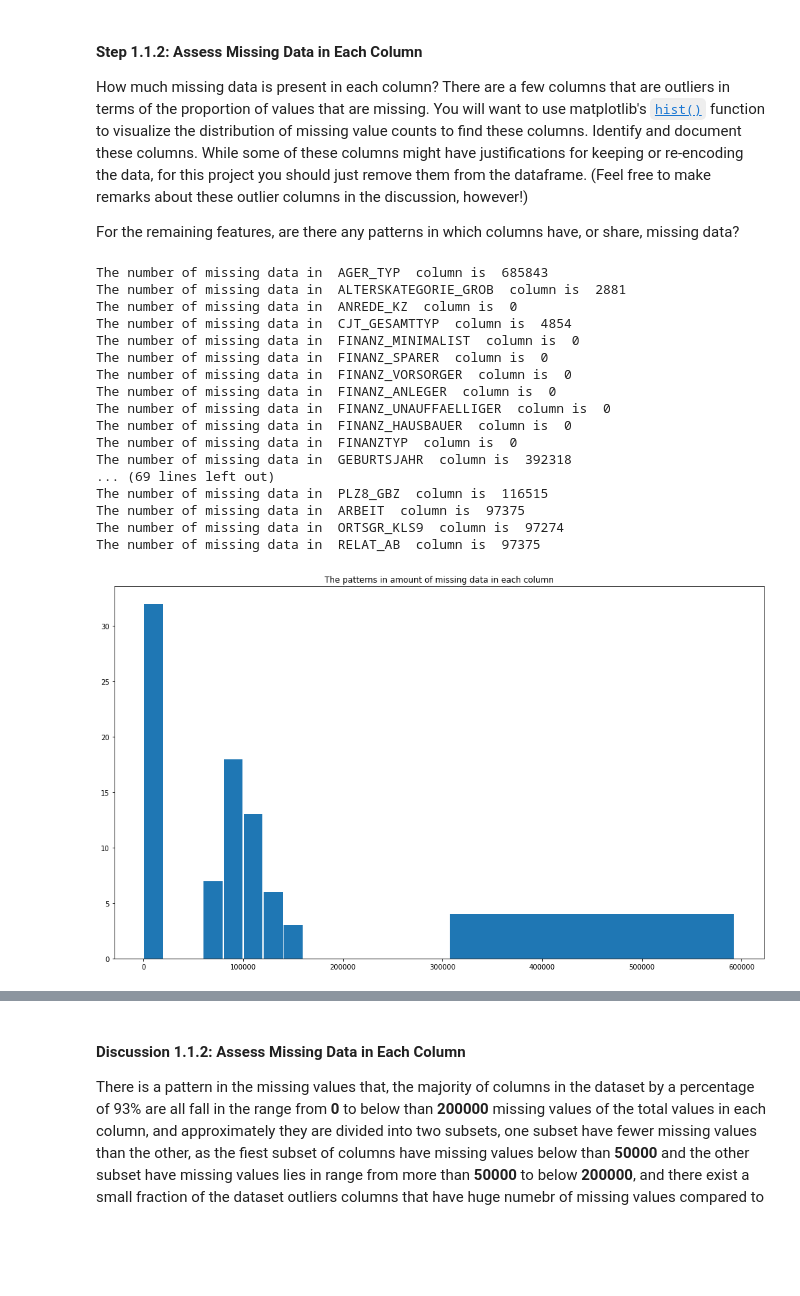
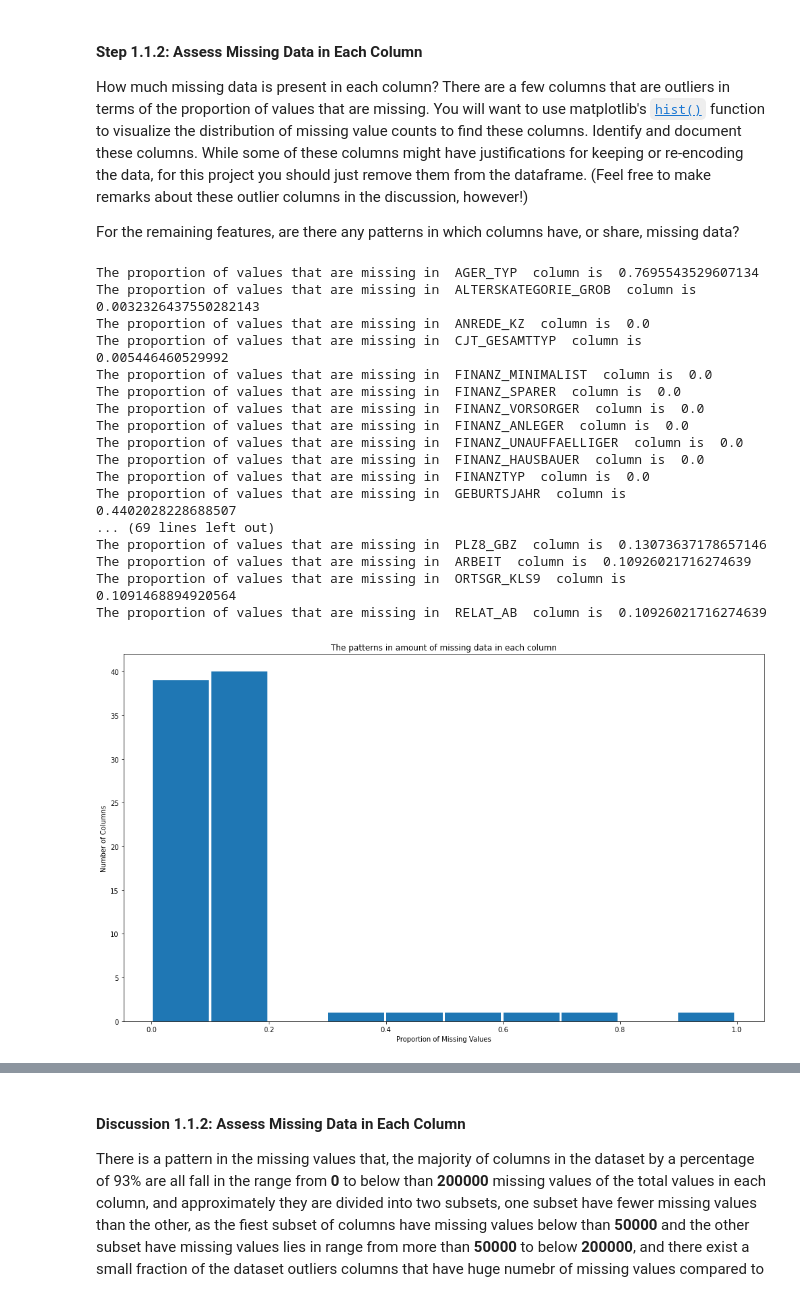
Before and after one commit to mahmodKhaled/Identify-Customer-Segments, a Jupyter notebook: Identify_Customer_Segments.ipynb, the cells around one changed output, grey strips where cells are left out. Saved outputs shown, nothing was run; the diff lists cells and outputs as text; code cells hidden in the pictures; blank space fills up the shorter version.

Commit message:
edit the technique for removing columns that are outliers in terms of missing values

```diff
--- a/Identify_Customer_Segments.ipynb
+++ b/Identify_Customer_Segments.ipynb
@@ -190,3 +179,20 @@ for attribute , value in nan_features_summary.items():
+# %%
+# preprocess the columns of missing_or_unknown values codes to make it easy to extract information from it
+feat_info['missing_or_unknown'] = feat_info['missing_or_unknown'].apply(lambda x: x.replace("[",""))
+feat_info['missing_or_unknown'] = feat_info['missing_or_unknown'].apply(lambda x: x.replace("]",""))
+feat_info['missing_or_unknown'] = feat_info['missing_or_unknown'].apply(lambda x: x.split(","))
+feat_info['missing_or_unknown'] = feat_info['missing_or_unknown'].apply(lambda x: [t if t.isalpha() else int(t) for t in x])
+# %%
+# Identify missing or unknown data values and convert them to NaNs.
+missing_values_codes = []
+columns = []
+for column, missing_value_code in zip(feat_info["attribute"],feat_info["missing_or_unknown"]):
+    missing_values_codes.extend(missing_value_code)
+    columns.extend([column] * len(missing_value_code))
+# %%
+# convert missing values codes to Nans
+for attribute , code in zip(columns, missing_values_codes):
+    azdias[attribute] = azdias[attribute].apply(lambda x: np.NAN if x == code else x)
 # %% [markdown]
 #### Step 1.1.2: Assess Missing Data in Each Column
 
@@ -196,39 +202,37 @@ For the remaining features, are there any patterns in which columns have, or sha
 # %%
 # Perform an assessment of how much missing data there is in each column of the
 # dataset.
-missing_values_columns = []
-missing_values_columns_index = []
-for col in azdias.columns:
-    missing_values_columns.append(azdias[col].isna().sum())
-    missing_values_columns_index.append(azdias.columns.get_loc(col))
-for i , j in zip(missing_values_columns_index, missing_values_columns):
-    print("The number of missing data in " , azdias.columns[i] , " column is ", j)
+proportion_missing_values = azdias.isna().mean()
+for col , proportion in zip(azdias.columns, proportion_missing_values):
+    print("The proportion of values that are missing in " , col , " column is ", proportion)
 # %% [output]
-The number of missing data in  AGER_TYP  column is  685843
-The number of missing data in  ALTERSKATEGORIE_GROB  column is  2881
-The number of missing data in  ANREDE_KZ  column is  0
-The number of missing data in  CJT_GESAMTTYP  column is  4854
-The number of missing data in  FINANZ_MINIMALIST  column is  0
-The number of missing data in  FINANZ_SPARER  column is  0
-The number of missing data in  FINANZ_VORSORGER  column is  0
-The number of missing data in  FINANZ_ANLEGER  column is  0
-The number of missing data in  FINANZ_UNAUFFAELLIGER  column is  0
-The number of missing data in  FINANZ_HAUSBAUER  column is  0
-The number of missing data in  FINANZTYP  column is  0
-The number of missing data in  GEBURTSJAHR  column is  392318
+The proportion of values that are missing in  AGER_TYP  column is  0.7695543529607134
+The proportion of values that are missing in  ALTERSKATEGORIE_GROB  column is  0.0032326437550282143
+The proportion of values that are missing in  ANREDE_KZ  column is  0.0
+The proportion of values that are missing in  CJT_GESAMTTYP  column is  0.005446460529992
+The proportion of values that are missing in  FINANZ_MINIMALIST  column is  0.0
+The proportion of values that are missing in  FINANZ_SPARER  column is  0.0
+The proportion of values that are missing in  FINANZ_VORSORGER  column is  0.0
+The proportion of values that are missing in  FINANZ_ANLEGER  column is  0.0
+The proportion of values that are missing in  FINANZ_UNAUFFAELLIGER  column is  0.0
+The proportion of values that are missing in  FINANZ_HAUSBAUER  column is  0.0
+The proportion of values that are missing in  FINANZTYP  column is  0.0
+The proportion of values that are missing in  GEBURTSJAHR  column is  0.4402028228688507
 ... (69 lines left out)
-The number of missing data in  PLZ8_GBZ  column is  116515
-The number of missing data in  ARBEIT  column is  97375
-The number of missing data in  ORTSGR_KLS9  column is  97274
-The number of missing data in  RELAT_AB  column is  97375
+The proportion of values that are missing in  PLZ8_GBZ  column is  0.13073637178657146
+The proportion of values that are missing in  ARBEIT  column is  0.10926021716274639
+The proportion of values that are missing in  ORTSGR_KLS9  column is  0.1091468894920564
+The proportion of values that are missing in  RELAT_AB  column is  0.10926021716274639
 # %%
 # Investigate patterns in the amount of missing data in each column.
 plt.figure(figsize=(17,10))
 plt.title("The patterns in amount of missing data in each column")
-plt.hist(missing_values_columns,bins=[0,20000,40000,60000,80000,100000,120000,140000,160000,300000,600000],rwidth=0.95)
+plt.hist(proportion_missing_values,rwidth=0.96)
+plt.xlabel('Proportion of Missing Values')
+plt.ylabel('Number of Columns')
 plt.show()
 # %% [output]
-[figure, old version]
+[figure, new version]
 # %%
 # Remove the outlier columns from the dataset. (You'll perform other data
 # engineering tasks such as re-encoding and imputation later.)
```
Also changed, not shown: parts of 6 cells of this notebook.
